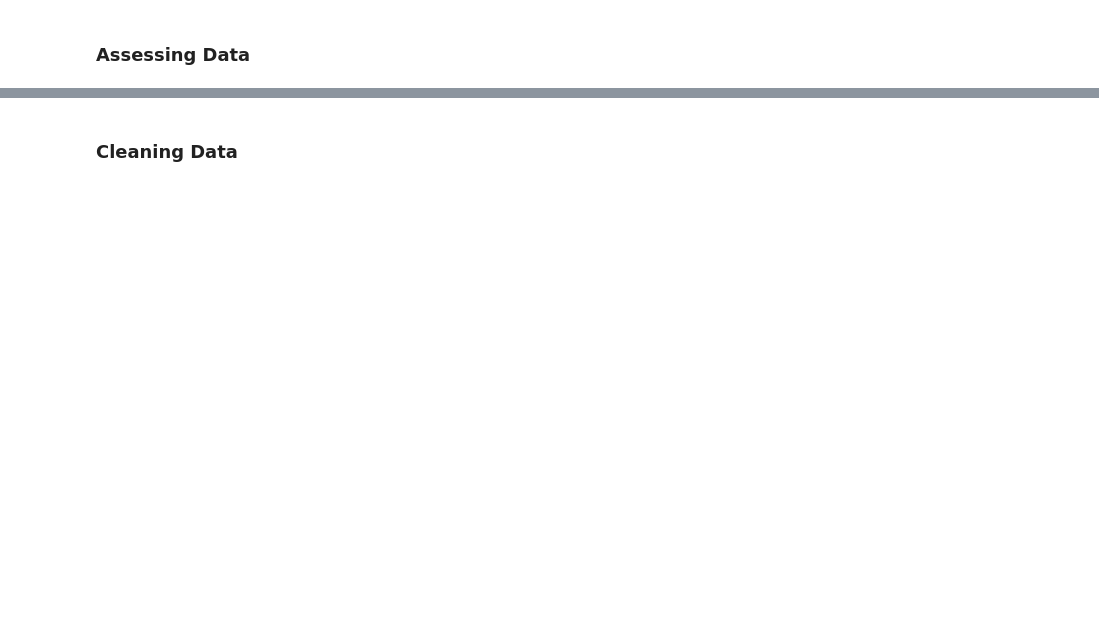
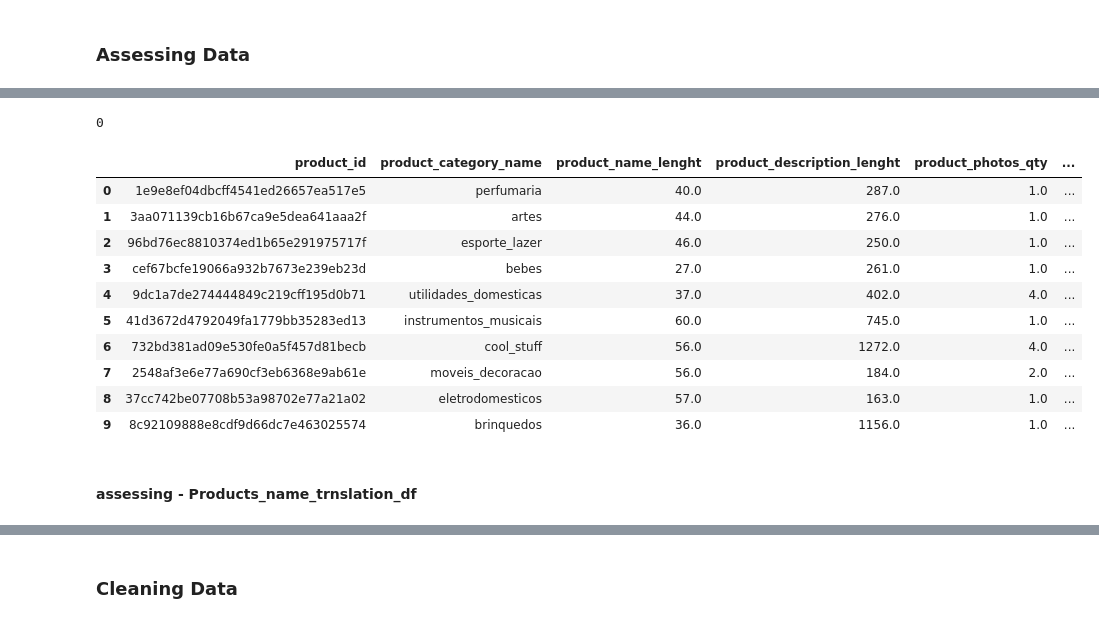
Before and after one commit to sayid-alt/olist-store-analysis-project, a Jupyter notebook: Brazilian_E_Commerce_Public_Dataset_by_Olist.ipynb, the cells around one changed output, grey strips where cells are left out. Cells and saved outputs as stored; diff of their text form; code cells hidden in the pictures; blank space fills up the shorter version.

```diff
--- a/Brazilian_E_Commerce_Public_Dataset_by_Olist.ipynb
+++ b/Brazilian_E_Commerce_Public_Dataset_by_Olist.ipynb
@@ -118,0 +183,20 @@ order_items_df.head()
+# %%
+products_df.duplicated().sum()
+# %% [output]
+0
+# %%
+products_df.head(10)
+# %% [output]
+|  | product_id | product_category_name | product_name_lenght | product_description_lenght | product_photos_qty | ... |
+| 0 | 1e9e8ef04dbcff4541ed26657ea517e5 | perfumaria | 40.0 | 287.0 | 1.0 | ... |
+| 1 | 3aa071139cb16b67ca9e5dea641aaa2f | artes | 44.0 | 276.0 | 1.0 | ... |
+| 2 | 96bd76ec8810374ed1b65e291975717f | esporte_lazer | 46.0 | 250.0 | 1.0 | ... |
+| 3 | cef67bcfe19066a932b7673e239eb23d | bebes | 27.0 | 261.0 | 1.0 | ... |
+| 4 | 9dc1a7de274444849c219cff195d0b71 | utilidades_domesticas | 37.0 | 402.0 | 4.0 | ... |
+| 5 | 41d3672d4792049fa1779bb35283ed13 | instrumentos_musicais | 60.0 | 745.0 | 1.0 | ... |
+| 6 | 732bd381ad09e530fe0a5f457d81becb | cool_stuff | 56.0 | 1272.0 | 4.0 | ... |
+| 7 | 2548af3e6e77a690cf3eb6368e9ab61e | moveis_decoracao | 56.0 | 184.0 | 2.0 | ... |
+| 8 | 37cc742be07708b53a98702e77a21a02 | eletrodomesticos | 57.0 | 163.0 | 1.0 | ... |
+| 9 | 8c92109888e8cdf9d66dc7e463025574 | brinquedos | 36.0 | 1156.0 | 1.0 | ... |
+# %% [markdown]
+#### assessing - Products_name_trnslation_df
```
Also changed, not shown: parts of 25 cells of this notebook.
